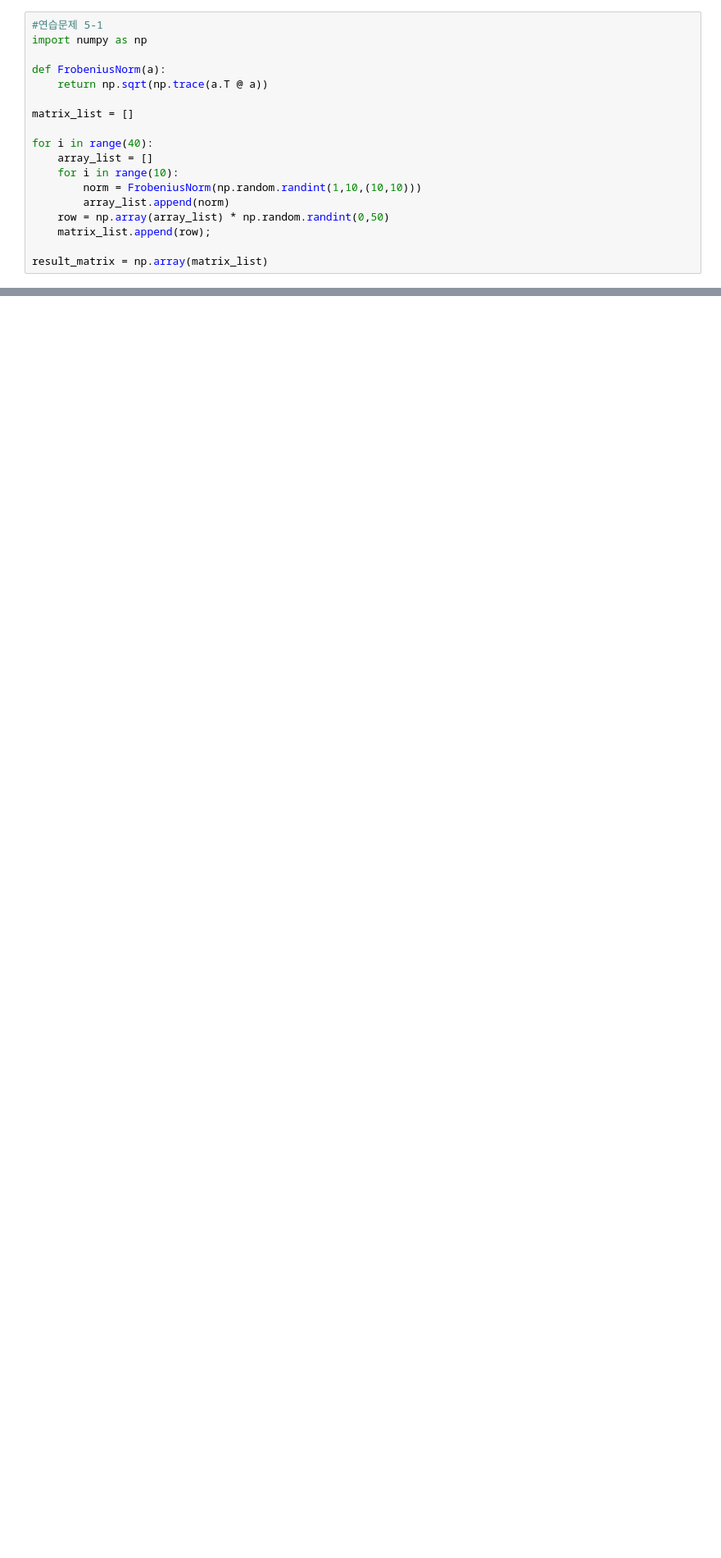
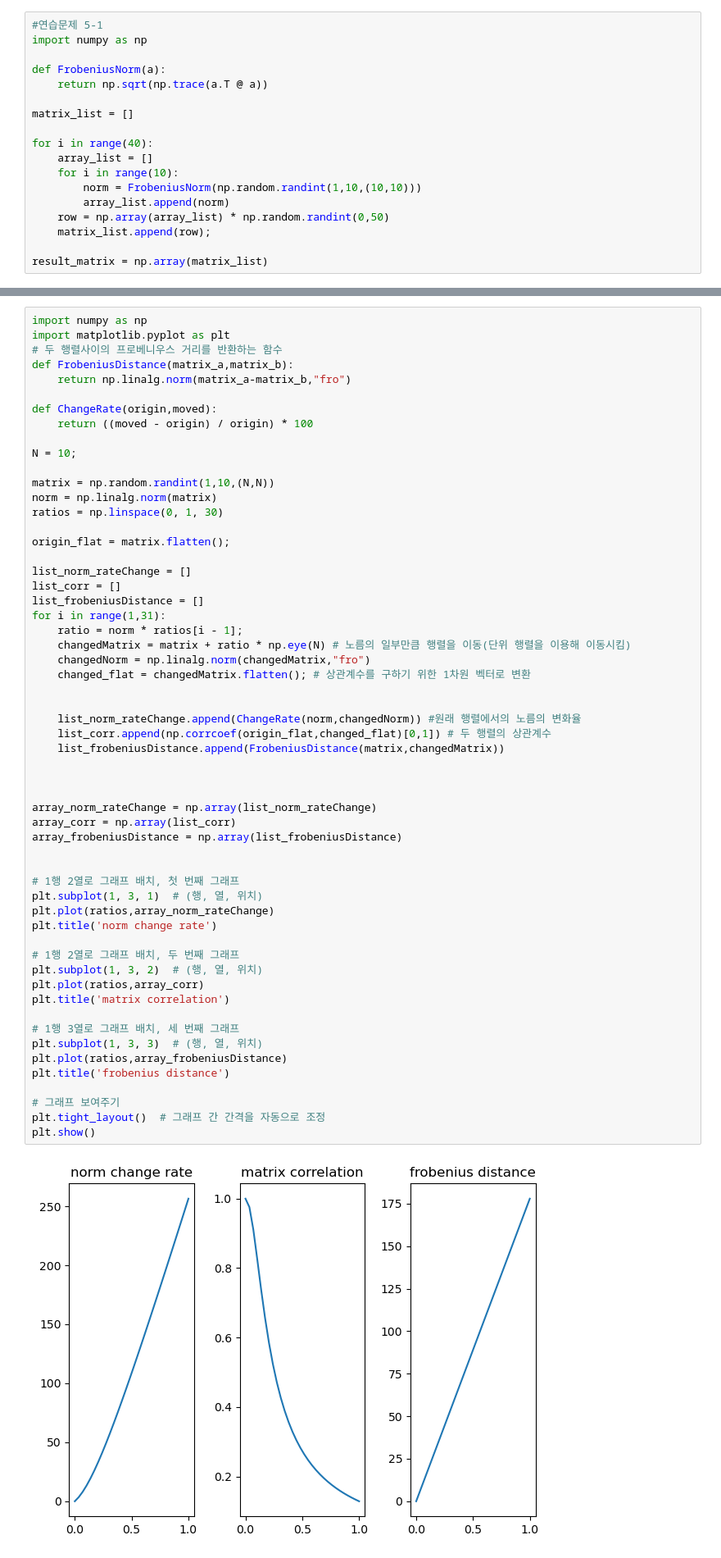
Before and after one commit to Aple-pen/LinearAlgbra_Practice, a Jupyter notebook: Practice/Practice_5.ipynb, the cells around one changed output, grey strips where cells are left out. Shown at 82% size. Saved outputs shown, nothing was run; the diff lists cells and outputs as text; blank space fills up the shorter version.

```diff
--- a/Practice/Practice_5.ipynb
+++ b/Practice/Practice_5.ipynb
@@ -46,0 +82,59 @@ print(s,cnt)
+# %%
+import numpy as np
+import matplotlib.pyplot as plt
+# 두 행렬사이의 프로베니우스 거리를 반환하는 함수
+def FrobeniusDistance(matrix_a,matrix_b):
+    return np.linalg.norm(matrix_a-matrix_b,"fro")
+
+def ChangeRate(origin,moved):
+    return ((moved - origin) / origin) * 100
+
+N = 10;
+
+matrix = np.random.randint(1,10,(N,N))
+norm = np.linalg.norm(matrix)
+ratios = np.linspace(0, 1, 30)
+
+origin_flat = matrix.flatten();
+
+list_norm_rateChange = []
+list_corr = []
+list_frobeniusDistance = []
+for i in range(1,31):
+    ratio = norm * ratios[i - 1];
+    changedMatrix = matrix + ratio * np.eye(N) # 노름의 일부만큼 행렬을 이동(단위 행렬을 이용해 이동시킴)
+    changedNorm = np.linalg.norm(changedMatrix,"fro")
+    changed_flat = changedMatrix.flatten(); # 상관계수를 구하기 위한 1차원 벡터로 변환
+
+
+    list_norm_rateChange.append(ChangeRate(norm,changedNorm)) #원래 행렬에서의 노름의 변화율
+    list_corr.append(np.corrcoef(origin_flat,changed_flat)[0,1]) # 두 행렬의 상관계수
+    list_frobeniusDistance.append(FrobeniusDistance(matrix,changedMatrix))
+
+
+
+array_norm_rateChange = np.array(list_norm_rateChange)
+array_corr = np.array(list_corr)
+array_frobeniusDistance = np.array(list_frobeniusDistance)
+
+
+# 1행 2열로 그래프 배치, 첫 번째 그래프
+plt.subplot(1, 3, 1)  # (행, 열, 위치)
+plt.plot(ratios,array_norm_rateChange)
+plt.title('norm change rate')
+
+# 1행 2열로 그래프 배치, 두 번째 그래프
+plt.subplot(1, 3, 2)  # (행, 열, 위치)
+plt.plot(ratios,array_corr)
+plt.title('matrix correlation')
+
+# 1행 3열로 그래프 배치, 세 번째 그래프
+plt.subplot(1, 3, 3)  # (행, 열, 위치)
+plt.plot(ratios,array_frobeniusDistance)
+plt.title('frobenius distance')
+
+# 그래프 보여주기
+plt.tight_layout()  # 그래프 간 간격을 자동으로 조정
+plt.show()
+# %% [output]
+[figure, added]
```
Also changed, not shown: parts of 4 cells of this notebook.
